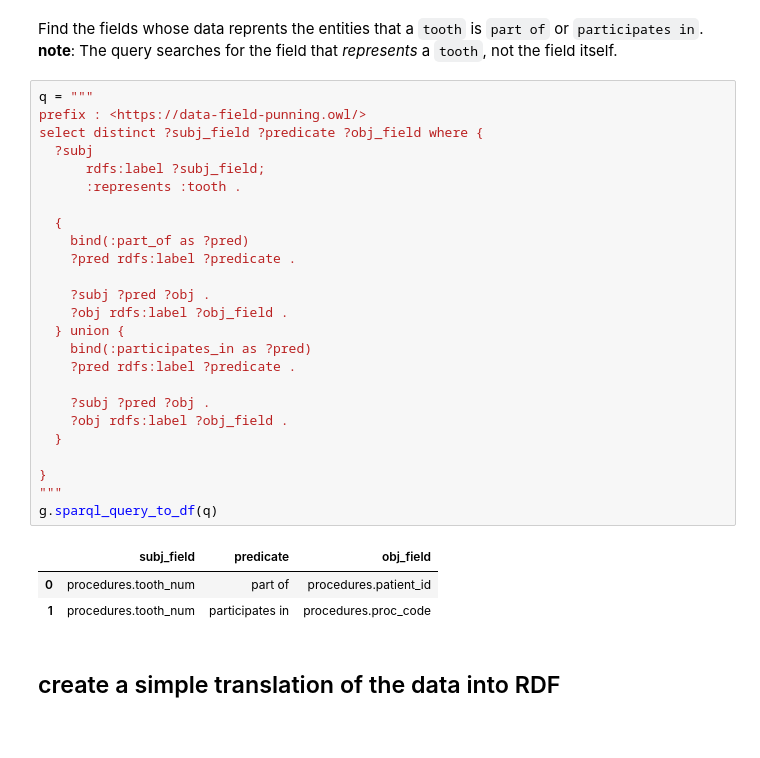
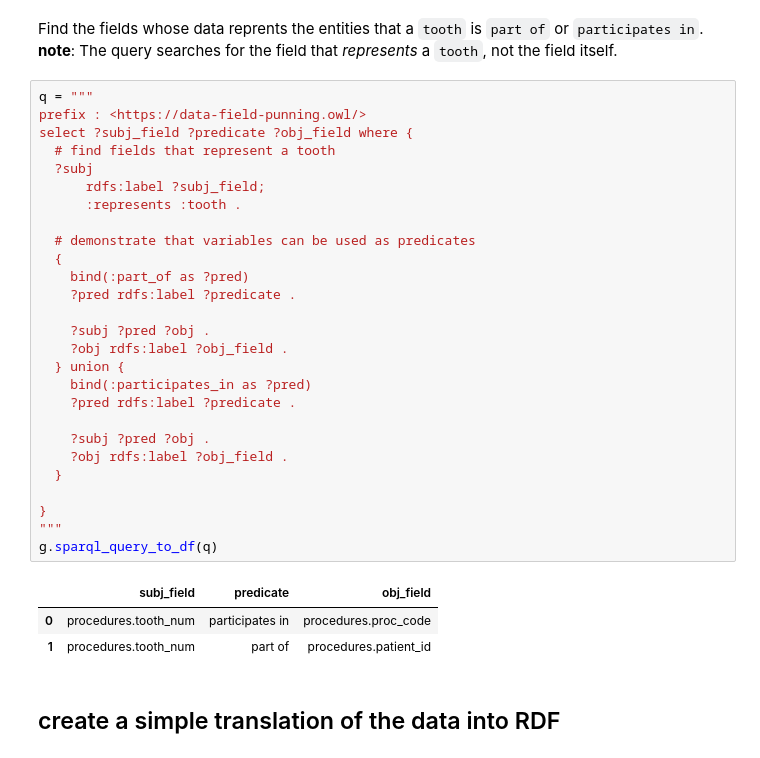
Before and after one commit to wdduncan/test-data-field-punning, a Jupyter notebook: notebooks/schema_demo.ipynb, the cells around one changed output. Cells and saved outputs as stored; diff of their text form.

```diff
--- a/notebooks/schema_demo.ipynb
+++ b/notebooks/schema_demo.ipynb
@@ -272,32 +271,34 @@ Find the fields whose data reprents the entities that a `tooth` is `part of` or
 # %%
 q = """
 prefix : <https://data-field-punning.owl/>
-select distinct ?subj_field ?predicate ?obj_field where {
+select ?subj_field ?predicate ?obj_field where {
+  # find fields that represent a tooth
   ?subj
       rdfs:label ?subj_field;
       :represents :tooth .
 
+  # demonstrate that variables can be used as predicates
   {
     bind(:part_of as ?pred)
     ?pred rdfs:label ?predicate .
 
     ?subj ?pred ?obj .
     ?obj rdfs:label ?obj_field .
   } union {
     bind(:participates_in as ?pred)
     ?pred rdfs:label ?predicate .
 
     ?subj ?pred ?obj .
     ?obj rdfs:label ?obj_field .
   }
 
 }
 """
 g.sparql_query_to_df(q)
 # %% [output]
 |  | subj_field | predicate | obj_field |
-| 0 | procedures.tooth_num | part of | procedures.patient_id |
-| 1 | procedures.tooth_num | participates in | procedures.proc_code |
+| 0 | procedures.tooth_num | participates in | procedures.proc_code |
+| 1 | procedures.tooth_num | part of | procedures.patient_id |
 # %% [markdown]
 ## create a simple translation of the data into RDF
 # %%
```
Also changed, not shown: parts of 15 cells of this notebook, 1 other file.
